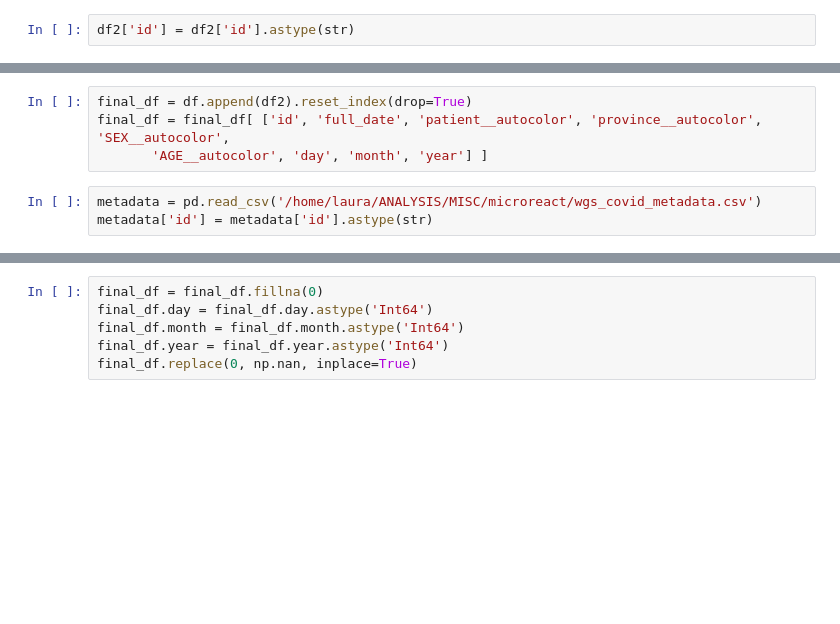
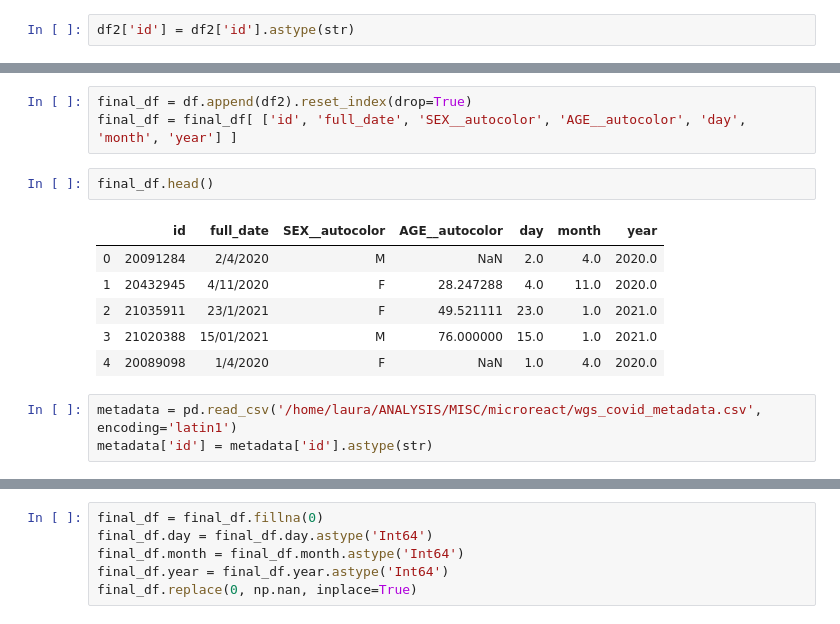
Before and after one commit to pedroscampoy/PJSC_utils, a Jupyter notebook: jupyter/gestion_wgs.ipynb, the cells around one changed output, grey strips where cells are left out. Saved outputs shown, nothing was run; the diff lists cells and outputs as text; blank space fills up the shorter version.

```diff
--- a/jupyter/gestion_wgs.ipynb
+++ b/jupyter/gestion_wgs.ipynb
@@ -127,9 +145,17 @@ df.head()
 # %%
 final_df = df.append(df2).reset_index(drop=True)
-final_df = final_df[ ['id', 'full_date', 'patient__autocolor', 'province__autocolor', 'SEX__autocolor',
-       'AGE__autocolor', 'day', 'month', 'year'] ]
+final_df = final_df[ ['id', 'full_date', 'SEX__autocolor', 'AGE__autocolor', 'day', 'month', 'year'] ]
+# %%
+final_df.head()
+# %% [output]
+|  | id | full_date | SEX__autocolor | AGE__autocolor | day | month | year |
+| 0 | 20091284 | 2/4/2020 | M | NaN | 2.0 | 4.0 | 2020.0 |
+| 1 | 20432945 | 4/11/2020 | F | 28.247288 | 4.0 | 11.0 | 2020.0 |
+| 2 | 21035911 | 23/1/2021 | F | 49.521111 | 23.0 | 1.0 | 2021.0 |
+| 3 | 21020388 | 15/01/2021 | M | 76.000000 | 15.0 | 1.0 | 2021.0 |
+| 4 | 20089098 | 1/4/2020 | F | NaN | 1.0 | 4.0 | 2020.0 |
 # %%
-metadata = pd.read_csv('/home/laura/ANALYSIS/MISC/microreact/wgs_covid_metadata.csv')
+metadata = pd.read_csv('/home/laura/ANALYSIS/MISC/microreact/wgs_covid_metadata.csv', encoding='latin1')
 metadata['id'] = metadata['id'].astype(str)
 # %%
 metadata.tail()
```
Also changed, not shown: parts of 32 cells of this notebook, 1 other file.
